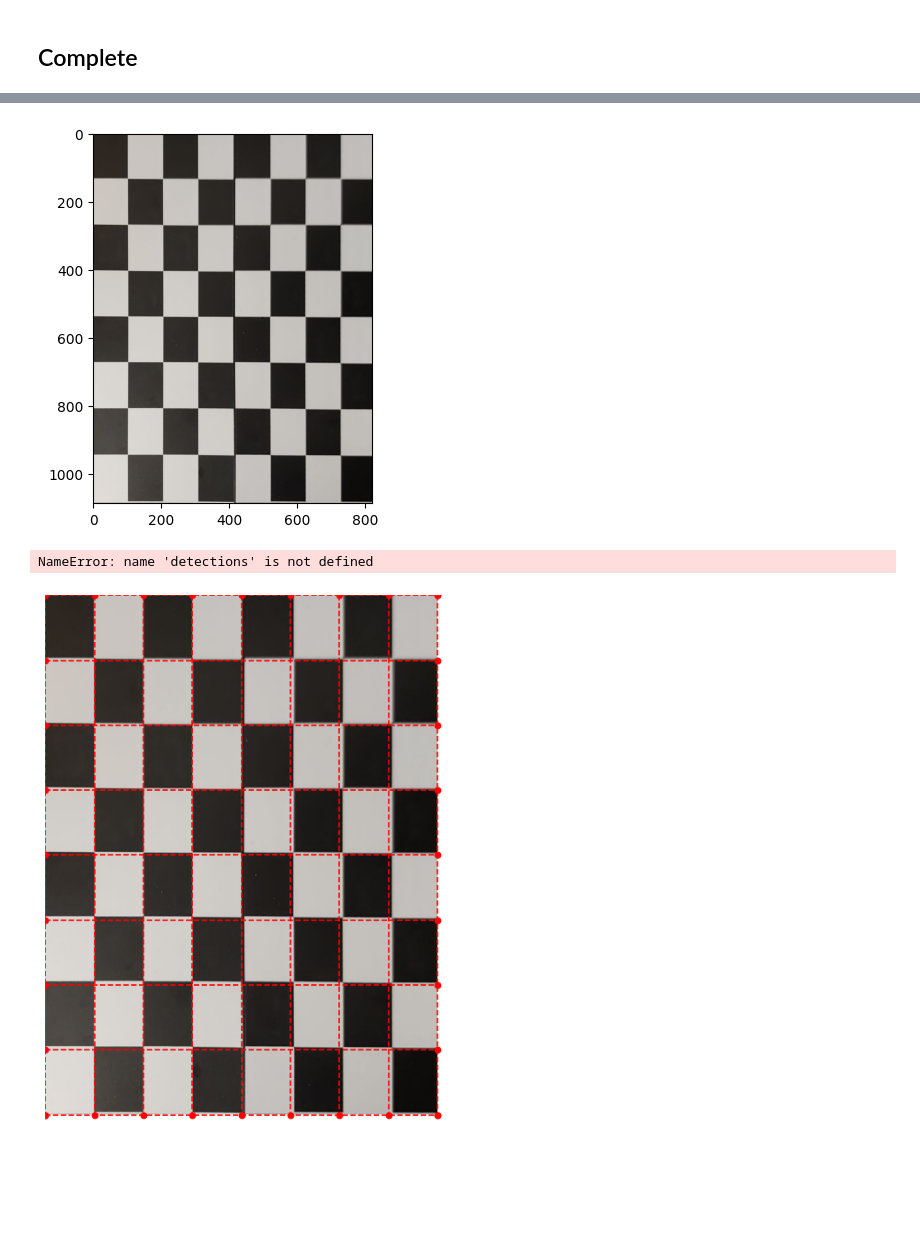
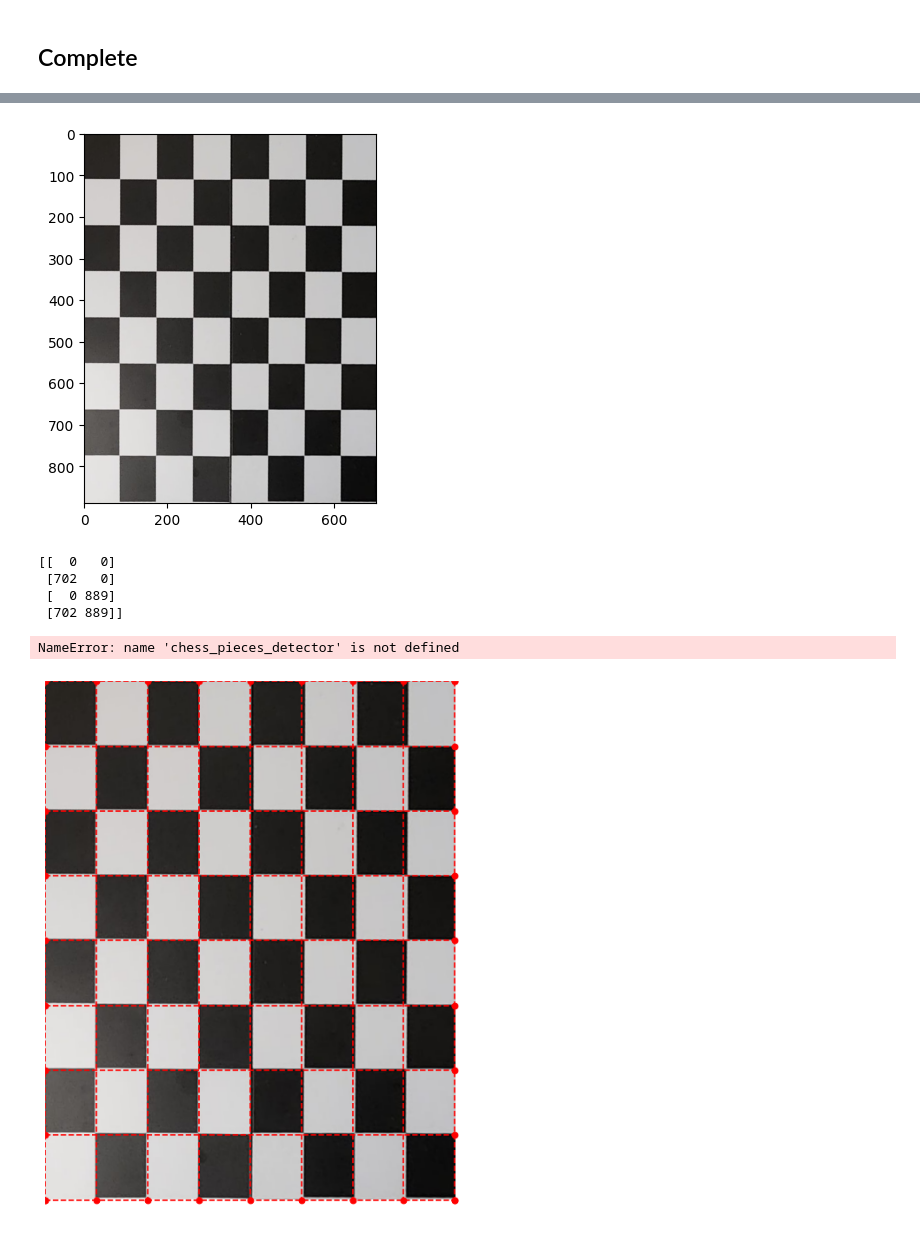
Before and after one commit to avbalsam/ChessNET, a Jupyter notebook: app.ipynb, the cells around one changed output, grey strips where cells are left out. Drawn from its saved outputs; the diff is of its cells as text; code cells hidden in the pictures; blank space fills up the shorter version.

```diff
--- a/app.ipynb
+++ b/app.ipynb
@@ -21,7 +21,6 @@ import cv2
 from shapely.geometry import Polygon
 import torch
 import torch.nn as nn
-import torchvision
 import torchvision.transforms as transforms
 from inference_sdk import InferenceHTTPClient
 import torch.nn.functional as F
@@ -29,5 +28,9 @@ import torch.optim as optim
 import torchvision.transforms as transforms
 
 from inference import get_model
+from torchvision.models import resnet50, ResNet50_Weights
+import ssl
+ssl._create_default_https_context = ssl._create_unverified_context
 
-corner_model = get_model(model_id="chessnet-corner/1", api_key = "BH54WGNf3SHi0kl69JH0")
+
+corner_model = get_model(model_id="chessnet-corner/4", api_key = "BH54WGNf3SHi0kl69JH0")
@@ -157,7 +175,7 @@ def detect_corners(image):
     #    api_key="BH54WGNf3SHi0kl69JH0"
     #)
 
-    results = corner_model.infer( image=Image.open(image).rotate(-90, expand=True), confidence=0.01, iou_threshold=0.2)[0].predictions
+    results = corner_model.infer( image=Image.open(image).rotate(-90, expand=True), confidence=0.01, iou_threshold=0.01)[0].predictions
     corners = np.array([(box.x, box.y) for box in results])
     corners = order_points(corners)
 
@@ -271,12 +281,11 @@ def plot_grid_on_transformed_image(image):
 # %%
 import numpy as np
 
-image = 'images/test2.jpeg'
+image = 'images/WhatsApp Image 2024-05-03 at 02.07.35 (2).jpeg'
 
 #latent_size = (350,350)
 
 corners = detect_corners(image)
-print(corners)
 
 transformed_image = four_point_transform(image, corners)
 
@@ -285,7 +294,7 @@ plt.show()
 
 ptsT, ptsL = plot_grid_on_transformed_image(transformed_image)
 
-#detections, boxes = chess_pieces_detector(transformed_image)
+detections, boxes = chess_pieces_detector(transformed_image)
 
 #calculate the grid
 
@@ -420,6 +433,10 @@ print("https://lichess.org/analysis/"+to_FEN)
-[figure, old version]
+[figure, new version]
-NameError: name 'detections' is not defined
+[[  0   0]
+ [702   0]
+ [  0 889]
+ [702 889]]
+NameError: name 'chess_pieces_detector' is not defined
-[figure, old version]
+[figure, new version]
 # %%
 def crop_board(projected_image):
   images = []
```
Also changed, not shown: parts of 9 cells of this notebook.
